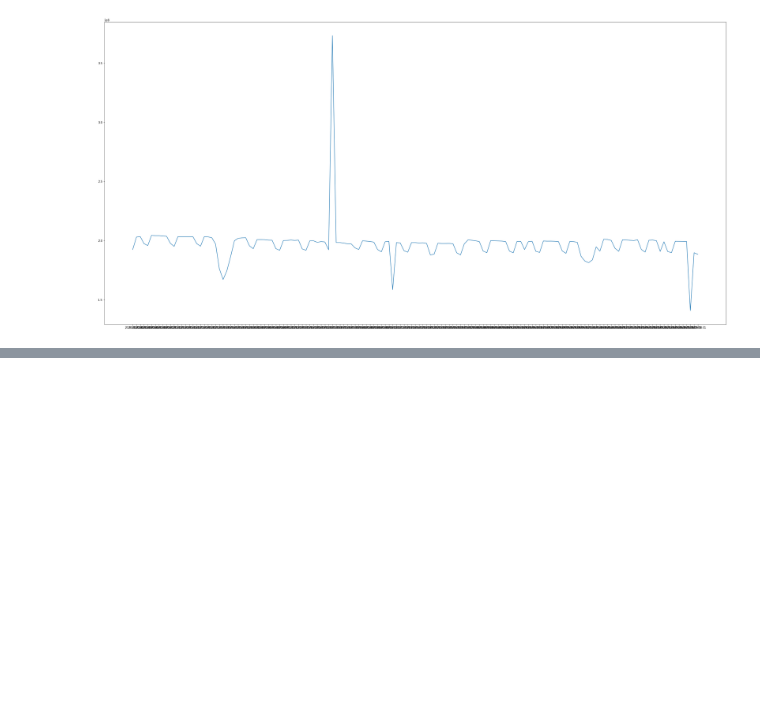
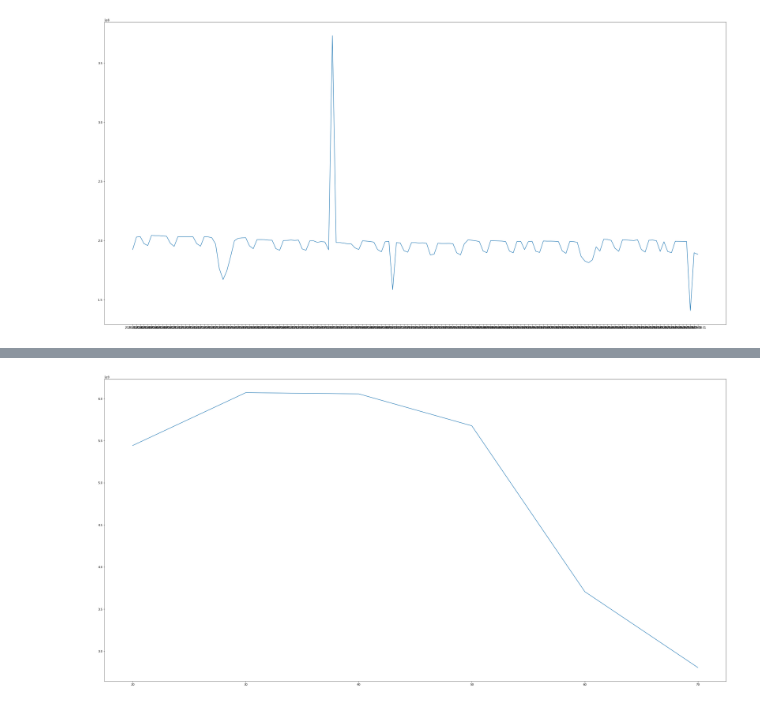
Before and after one commit to zzozzo/Datathon, a Jupyter notebook: data1.ipynb, the cells around one changed output, grey strips where cells are left out. Saved outputs shown, nothing was run; the diff lists cells and outputs as text; code cells hidden in the pictures; blank space fills up the shorter version.

```diff
--- a/data1.ipynb
+++ b/data1.ipynb
@@ -224,0 +275,3 @@ plt.show()
+# %%
+birth = floating2.groupby(by = 'birth_year').fp_num.agg('sum')
+birth.head()
@@ -224,0 +286,6 @@ plt.show()
+# %%
+plt.figure(figsize=(40,20))
+plt.plot(birth)
+plt.show()
+# %% [output]
+[figure, added]
```
Also changed, not shown: parts of 11 cells of this notebook.
